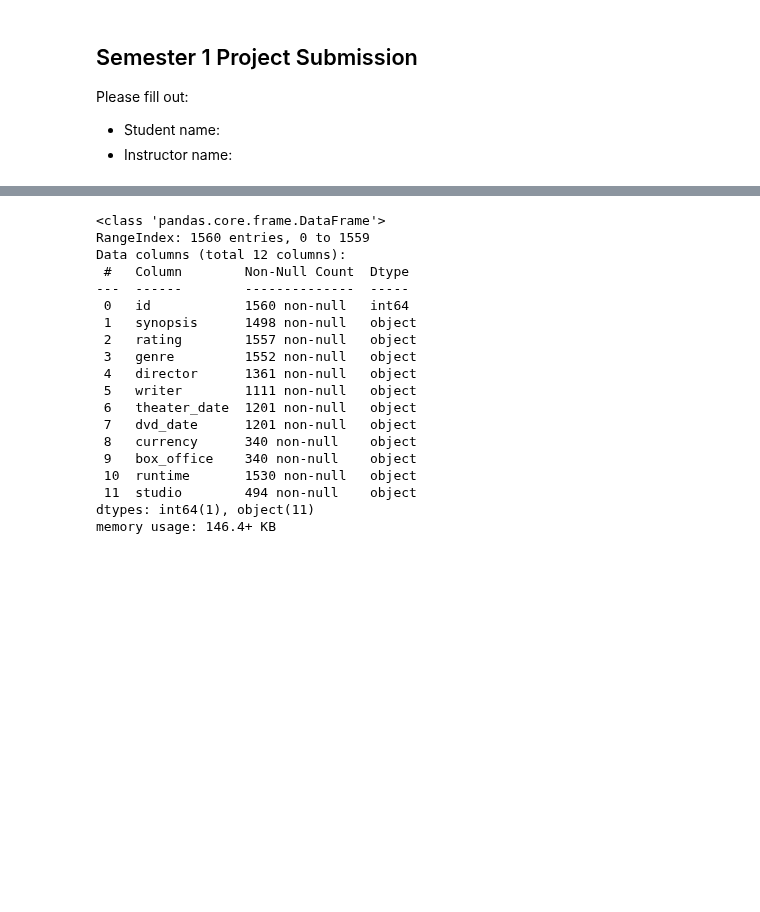
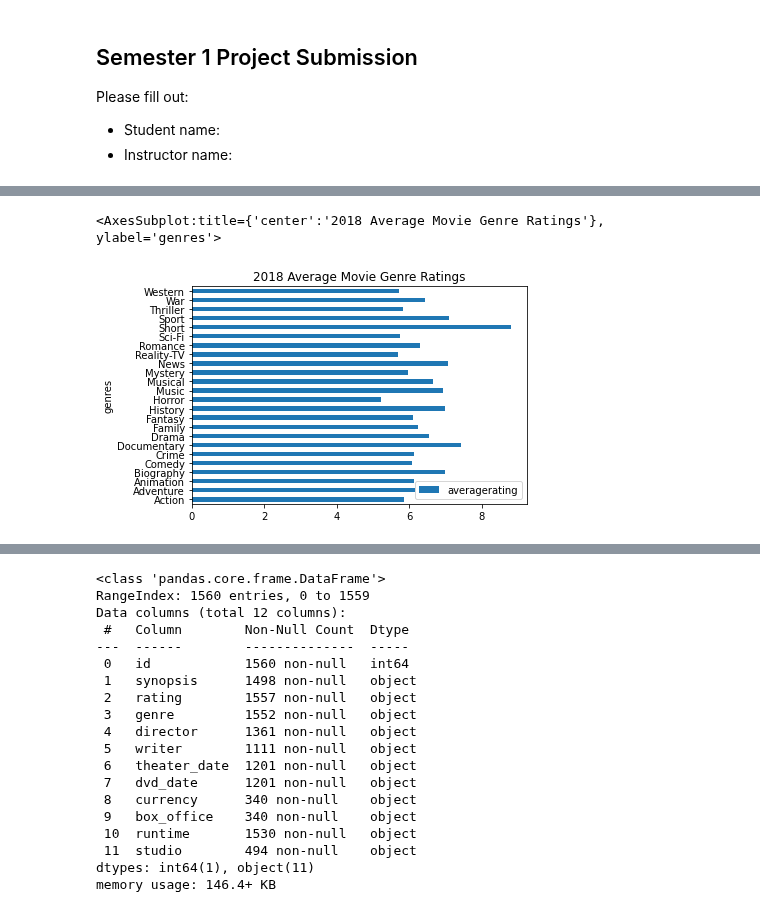
Before and after one commit to jacrivera/AI-Academy-Semester-1-Capstone-Group-5, a Jupyter notebook: Erin.ipynb, the cells around one changed output, grey strips where cells are left out. Drawn from its saved outputs; the diff is of its cells as text; code cells hidden in the pictures; blank space fills up the shorter version.

```diff
--- a/Erin.ipynb
+++ b/Erin.ipynb
@@ -17,0 +56,7 @@ import numpy as np
+# %%
+# Graph plotting the average genre ratings in 2018
+genre2018 = df[df['start_year'] == 2018].groupby(['genres']).mean()
+genre2018.plot(y='averagerating', kind='barh', title='2018 Average Movie Genre Ratings')
+# %% [output]
+<AxesSubplot:title={'center':'2018 Average Movie Genre Ratings'}, ylabel='genres'>
+[figure, added]
```
Also changed, not shown: parts of 16 cells of this notebook.
